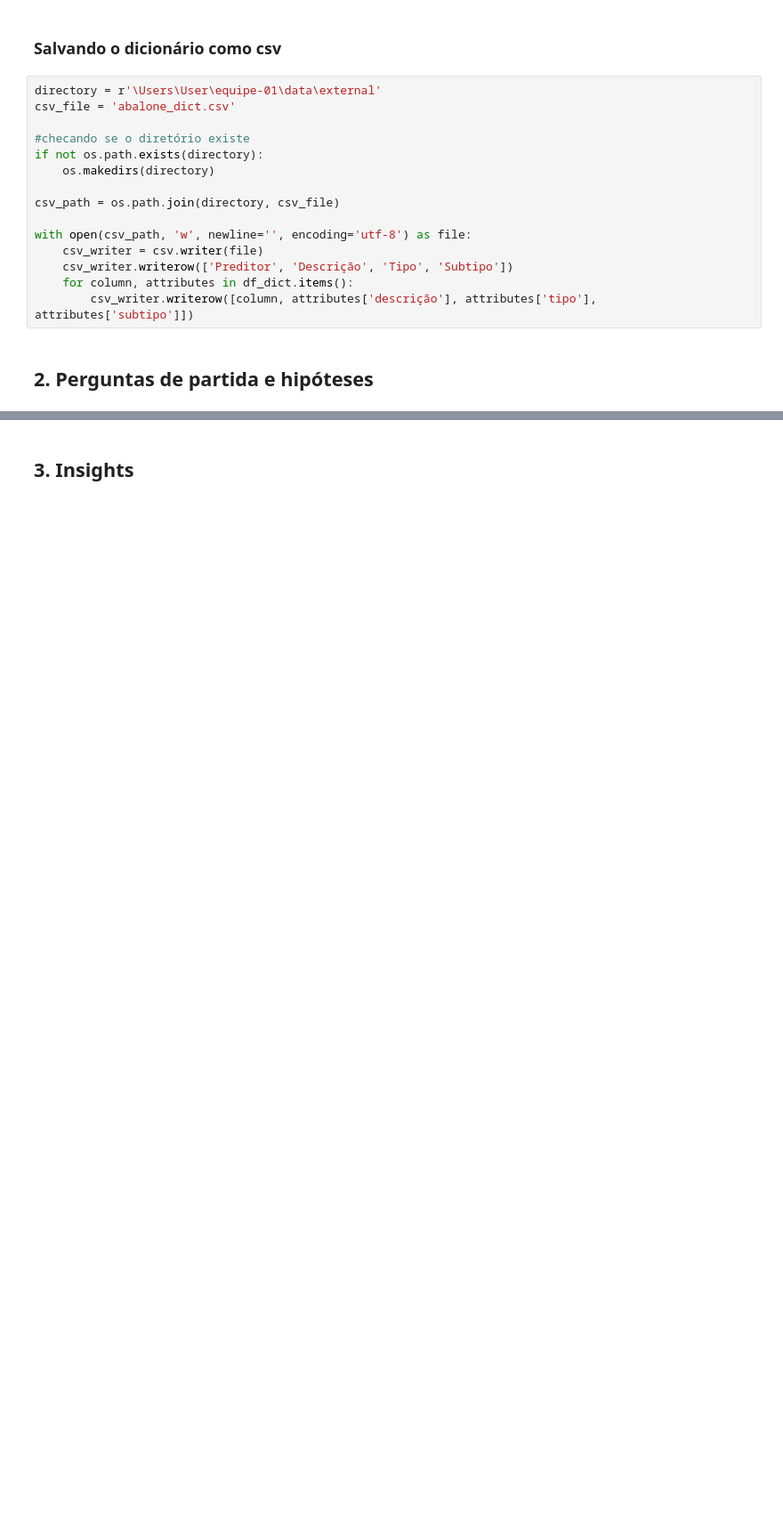
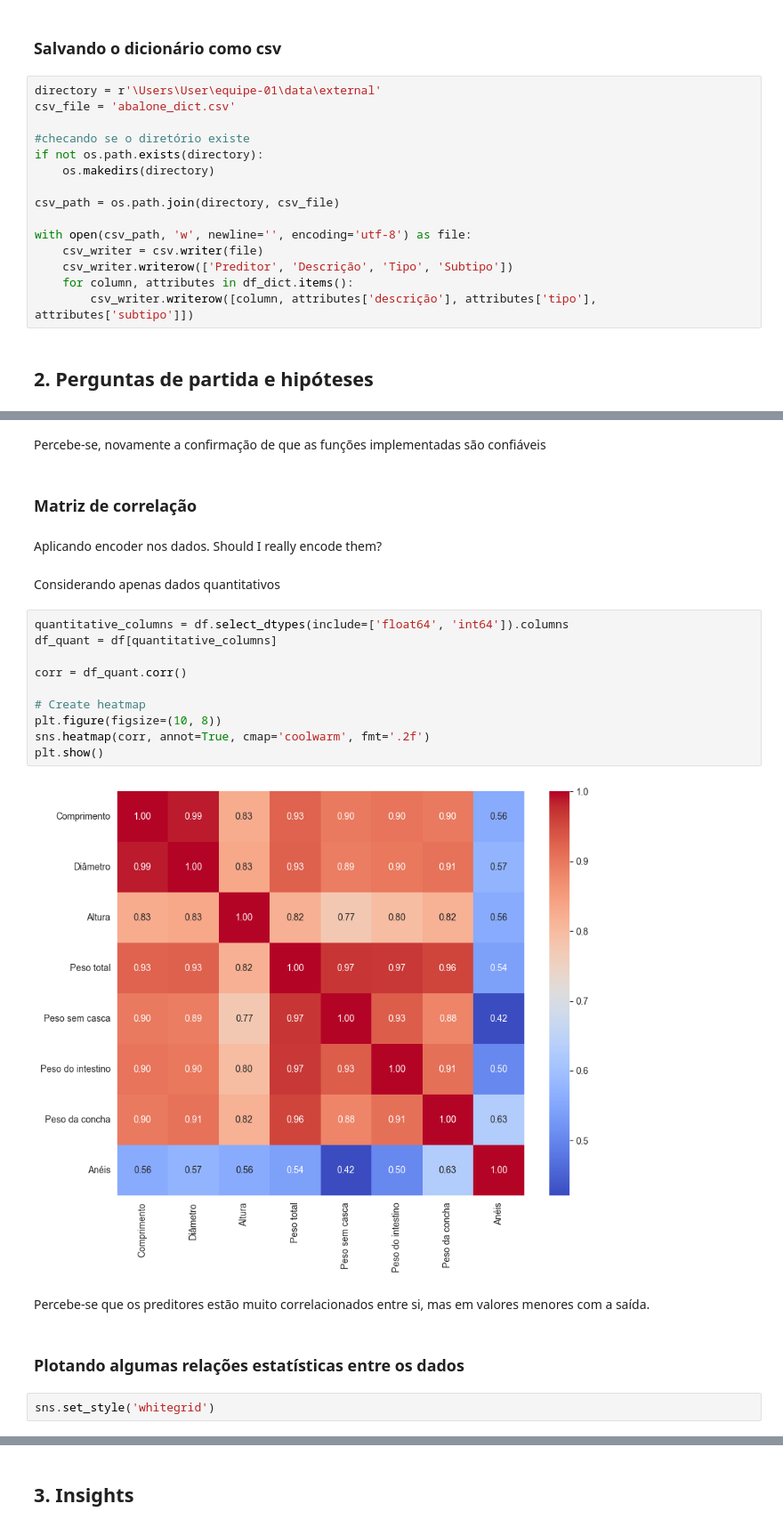
Before and after one commit to atlantico-academy/equipe-01, a Jupyter notebook: notebooks/01-exploratory_data_analysis.ipynb, the cells around one changed output, grey strips where cells are left out. Shown at 89% size. Cells and saved outputs as stored; diff of their text form; blank space fills up the shorter version.

Commit message:
descrição estatística dos dados

```diff
--- a/notebooks/01-exploratory_data_analysis.ipynb
+++ b/notebooks/01-exploratory_data_analysis.ipynb
@@ -87,0 +253,26 @@ with open(csv_path, 'w', newline='', encoding='utf-8') as file:
+# %% [markdown]
+Percebe-se, novamente a confirmação de que as funções implementadas são confiáveis
+# %% [markdown]
+### Matriz de correlação
+# %% [markdown]
+Aplicando encoder nos dados. Should I really encode them?
+# %% [markdown]
+Considerando apenas dados quantitativos
+# %%
+quantitative_columns = df.select_dtypes(include=['float64', 'int64']).columns
+df_quant = df[quantitative_columns]
+
+corr = df_quant.corr()
+
+# Create heatmap
+plt.figure(figsize=(10, 8))
+sns.heatmap(corr, annot=True, cmap='coolwarm', fmt='.2f')
+plt.show()
+# %% [output]
+[figure, added]
+# %% [markdown]
+Percebe-se que os preditores estão muito correlacionados entre si, mas em valores menores com a saída.
+# %% [markdown]
+### Plotando algumas relações estatísticas entre os dados
+# %%
+sns.set_style('whitegrid')
```
Also changed, not shown: parts of 45 cells of this notebook, 1 other file.
